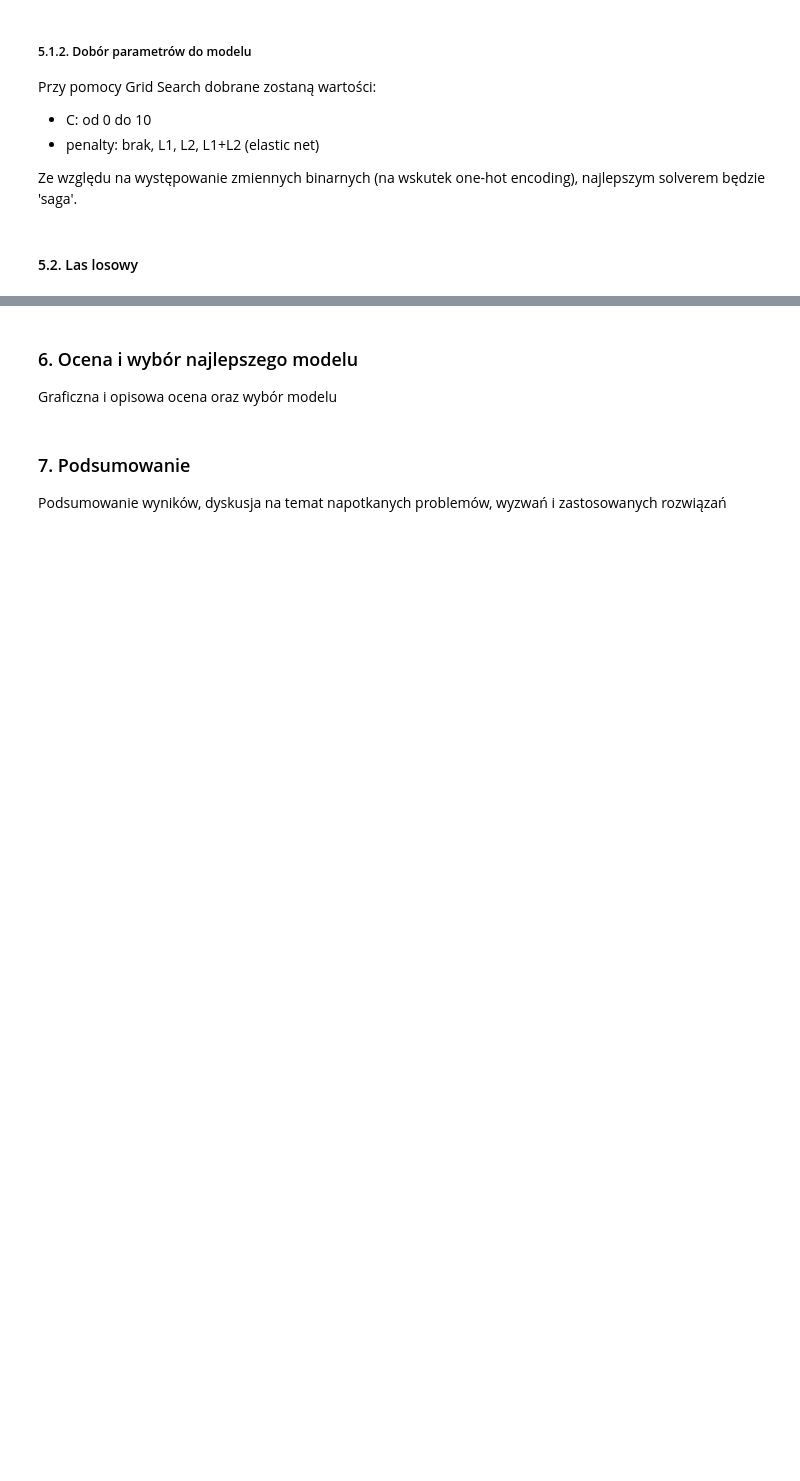
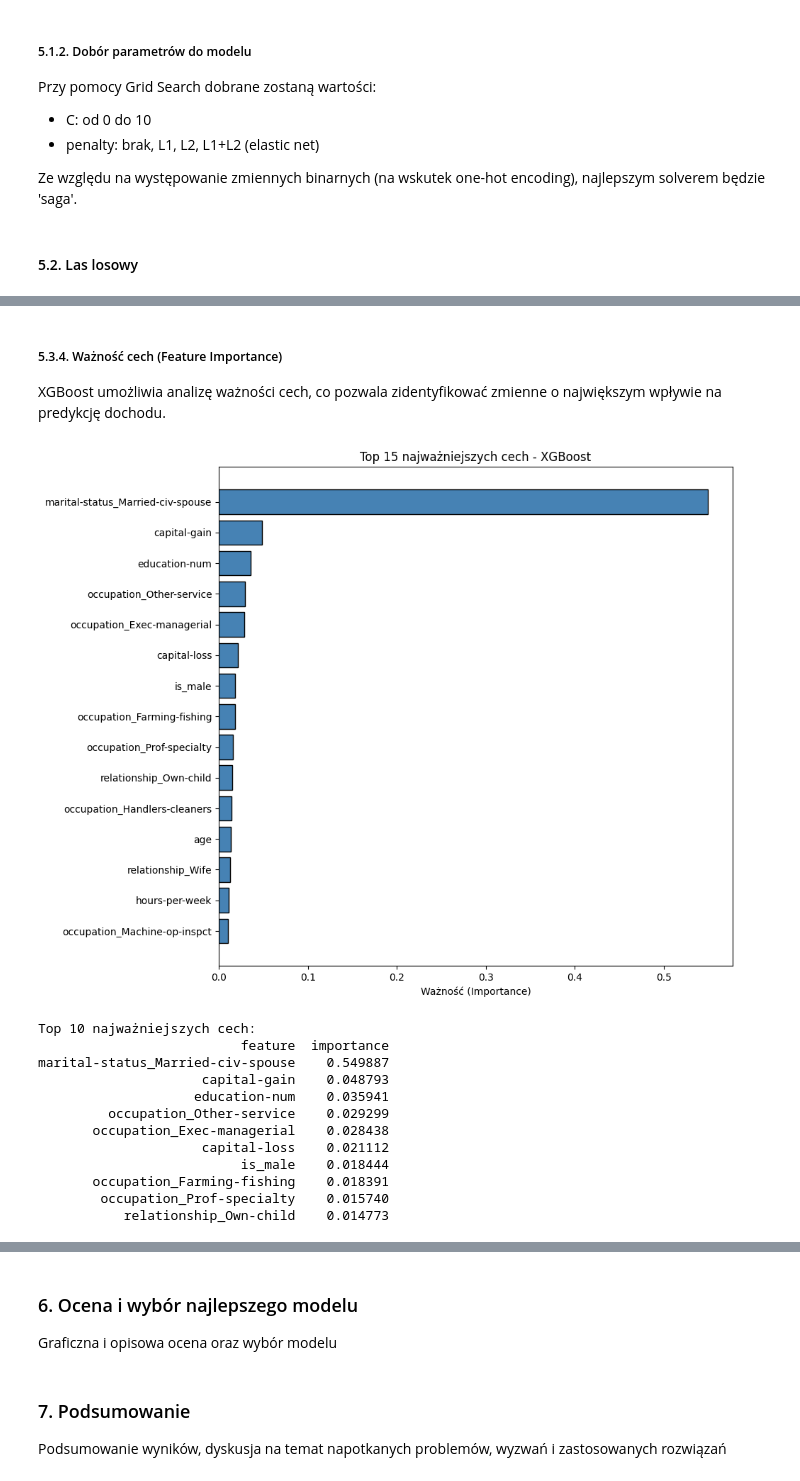
Before and after one commit to hoanganhlinh/SRD-projekt, a Jupyter notebook: adult-classification.ipynb, the cells around one changed output, grey strips where cells are left out. Drawn from its saved outputs; the diff is of its cells as text; code cells hidden in the pictures; blank space fills up the shorter version.

```diff
--- a/adult-classification.ipynb
+++ b/adult-classification.ipynb
@@ -571,0 +1039,38 @@ print(f"GridSearch:\t{grid_search.best_score_:.10f}")
+# %% [markdown]
+##### 5.3.4. Ważność cech (Feature Importance)
+
+XGBoost umożliwia analizę ważności cech, co pozwala zidentyfikować zmienne o największym wpływie na predykcję dochodu.
+# %%
+# Ważność cech
+feature_importance = pd.DataFrame({
+    'feature': X_train.columns,
+    'importance': xgb_best.feature_importances_
+}).sort_values('importance', ascending=False)
+
+# Wykres top 15 najważniejszych cech
+plt.figure(figsize=(10, 8))
+top_features = feature_importance.head(15)
+plt.barh(range(len(top_features)), top_features['importance'].values, color='steelblue', edgecolor='black')
+plt.yticks(range(len(top_features)), top_features['feature'].values)
+plt.xlabel('Ważność (Importance)')
+plt.title('Top 15 najważniejszych cech - XGBoost')
+plt.gca().invert_yaxis()
+plt.tight_layout()
+plt.show()
+
+print("\nTop 10 najważniejszych cech:")
+print(feature_importance.head(10).to_string(index=False))
+# %% [output]
+[figure, added]
+Top 10 najważniejszych cech:
+                          feature  importance
+marital-status_Married-civ-spouse    0.549887
+                     capital-gain    0.048793
+                    education-num    0.035941
+         occupation_Other-service    0.029299
+       occupation_Exec-managerial    0.028438
+                     capital-loss    0.021112
+                          is_male    0.018444
+       occupation_Farming-fishing    0.018391
+        occupation_Prof-specialty    0.015740
+           relationship_Own-child    0.014773
```
Also changed, not shown: parts of 40 cells of this notebook.
